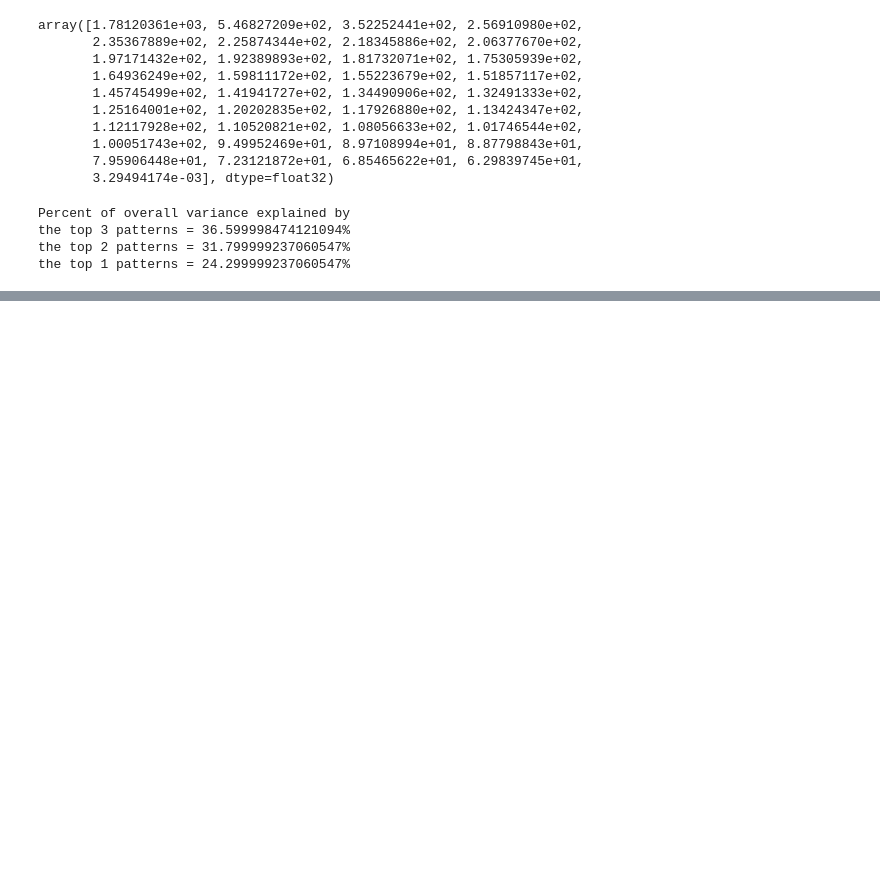
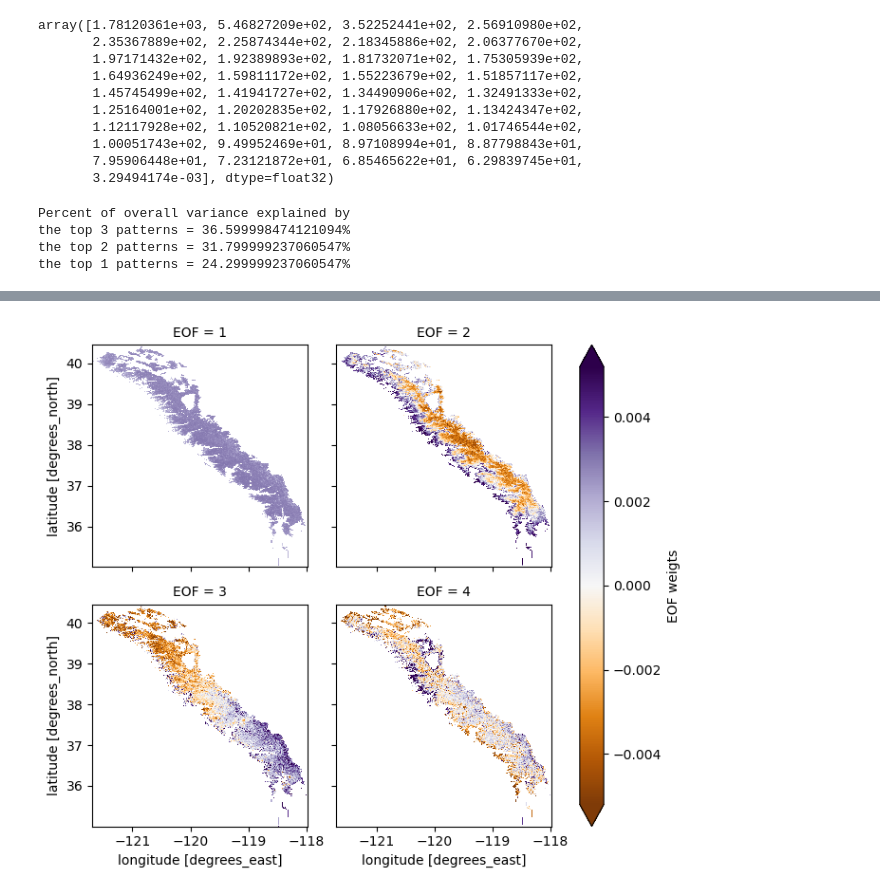
Before and after one commit to bessoh2/analog_snowmapping, a Jupyter notebook: notebooks/eof_sierra_swe.ipynb, the cells around one changed output, grey strips where cells are left out. Cells and saved outputs as stored; diff of their text form; code cells hidden in the pictures; blank space fills up the shorter version.

```diff
--- a/notebooks/eof_sierra_swe.ipynb
+++ b/notebooks/eof_sierra_swe.ipynb
@@ -743,0 +916,5 @@ the top 1 patterns = 24.299999237060547%
+# %%
+U_spatial_anom_sd = xr.full_like(sd_2d_clean_anom, np.nan)
+U_spatial_anom_sd.values = U_anom_sd.T
+U_spatial_unstacked_anom_sd = U_spatial_anom_sd.unstack('space')
+U_spatial_unstacked_sorted_anom_sd = U_spatial_unstacked_anom_sd.sortby(['y', 'x'])
@@ -743,0 +948,7 @@ the top 1 patterns = 24.299999237060547%
+# %%
+# Replace the 'time' dimension with 'EOF' (1 to N), preserving order
+n_eof = U_spatial_unstacked_sorted_anom_sd.sizes['time']
+U_spatial_eof_anom_sd = U_spatial_unstacked_sorted_anom_sd.copy()
+U_spatial_eof_anom_sd = U_spatial_eof_anom_sd.rename({'time': 'EOF'})
+U_spatial_eof_anom_sd = U_spatial_eof_anom_sd.assign_coords(EOF=np.arange(1, n_eof+1))
+U_spatial_eof_anom_sd
@@ -743,0 +973,14 @@ the top 1 patterns = 24.299999237060547%
+# %%
+firstFour = U_spatial_eof_anom_sd.isel(EOF=slice(0, 4)).copy()
+
+g = firstFour.plot.pcolormesh(
+    x="x",
+    y="y",
+    col="EOF",
+    col_wrap=2,
+    robust=True,
+    cmap="PuOr",
+    cbar_kwargs={"label": "EOF weigts"},
+)
+# %% [output]
+[figure, added]
```
Also changed, not shown: parts of 38 cells of this notebook, 3 other files.
